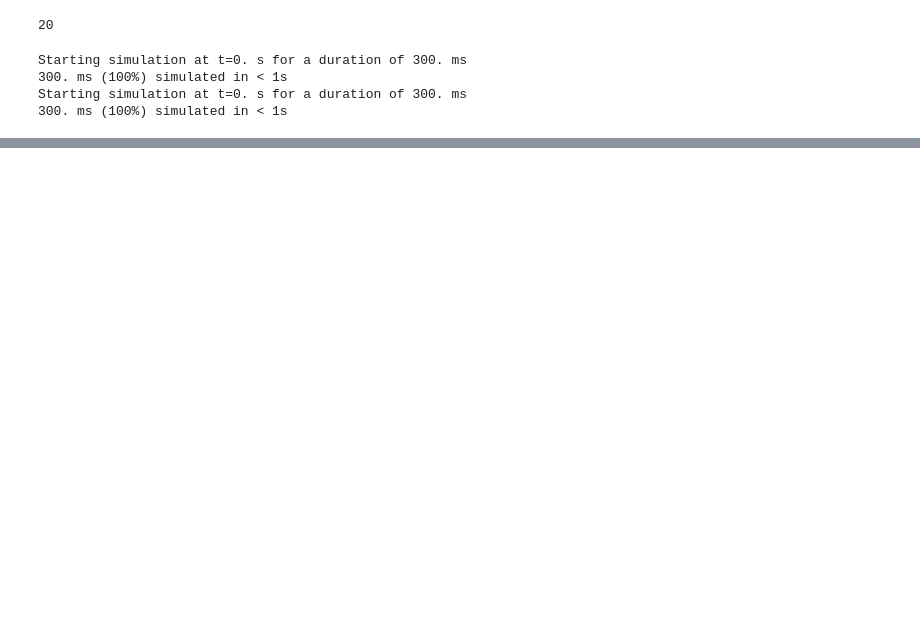
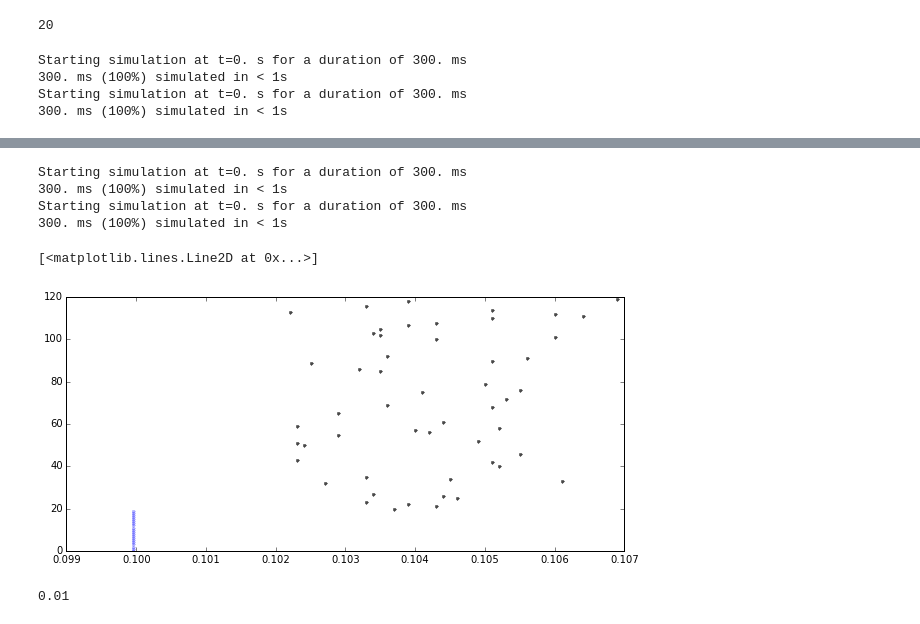
Before and after one commit to parenthetical-e/voltagebudget, a Jupyter notebook: ipynb/lif_testing.ipynb, the cells around one changed output, grey strips where cells are left out. Drawn from its saved outputs; the diff is of its cells as text; code cells hidden in the pictures; blank space fills up the shorter version.

```diff
--- a/ipynb/lif_testing.ipynb
+++ b/ipynb/lif_testing.ipynb
@@ -89,30 +93,37 @@ for j in range(20):
 # %%
 # Now readout the 'E' response, in another LIF
 # %%
-N = 100
-w_in = .1e-9
-bias = 10e-6
+Nz = 100
 
 f = 0
 A = 0
+r_b = 0.0
 
-r_b = 0.0
-ns_out, ts_out, vs_out = neurons.lif(
-    t, N,
-    ns_e, ts_e,
-    w_in, bias,
-    f=f, A=A,
-    r_b=r_b,
-    time_step=dt)
+w_out = 2.0e-9 / N
+ns_out, ts_out, vs_out = neurons.lif(t, Nz,
+                                     ns_e, ts_e,
+                                     w_in=(w_out, w_out / 10),
+                                     bias=(10e-6, 10e-6 / 10),
+                                     f=f, A=A,
+                                     r_b=r_b,
+                                     refractory=t,
+                                     time_step=dt)
+# %% [output]
+Starting simulation at t=0. s for a duration of 300. ms
+300. ms (100%) simulated in < 1s
+Starting simulation at t=0. s for a duration of 300. ms
+300. ms (100%) simulated in < 1s
 # %%
-plt.figure(figsize=(10, 4))
+plt.figure(figsize=(10, 10))
 plt.subplot(211)
 plt.plot(ts, ns, '.b', alpha=0.3)
 plt.plot(ts_e, ns_e + k, '.k', alpha=0.7)
-plt.plot(ts_out, ns_out + k + k + 1, '.g', alpha=0.3, markersize=20)
-plt.xlim(0.0, .3)
-
-plt.subplot(212)
-for j in range(20):
-    plt.plot(times, vs_out['vm'][j, :], 'k', alpha=0.3);
+plt.plot(ts_out, ns_out + N + 1, '.g', alpha=0.3, markersize=5)
 # plt.xlim(0.09, .15)
+# %% [output]
+[<matplotlib.lines.Line2D at 0x...>]
+[figure, added]
+# %%
+.2/k
+# %% [output]
+0.01
```
Also changed, not shown: parts of 4 cells of this notebook, 1 other file.
